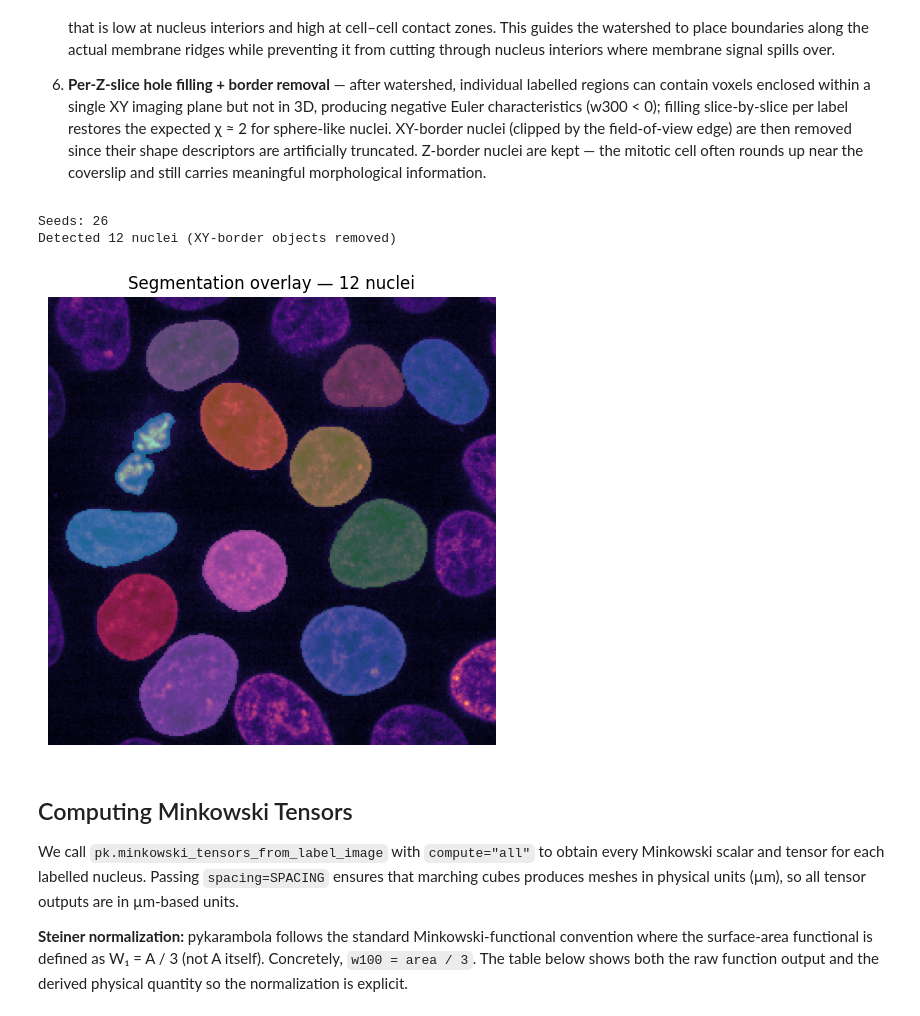
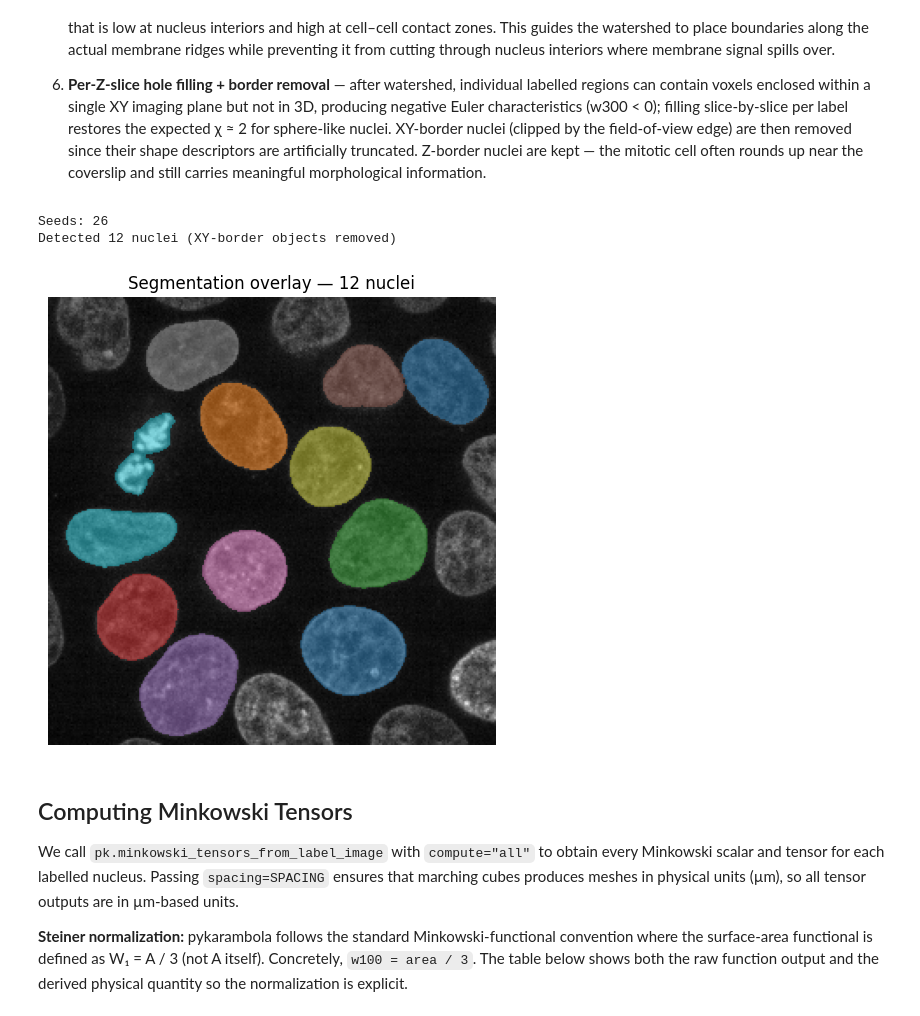
Before and after one commit to Ishihara-SynthMorph/pykarambola, a Jupyter notebook: examples/segmentation_to_tensors.ipynb, the cells around one changed output. Cells and saved outputs as stored; diff of their text form; code cells hidden in the pictures.

```diff
--- a/examples/segmentation_to_tensors.ipynb
+++ b/examples/segmentation_to_tensors.ipynb
@@ -102,35 +102,35 @@ for p in measure.regionprops(label_image):
 # XY-border nuclei are clipped by the field-of-view edge — their shape
 # descriptors are artificially truncated and would bias the analysis.
 # Z-border nuclei are retained: the mitotic cell rounds up near the coverslip
 # and is still morphologically informative for its visible portion.
 xy_border = np.zeros(label_image.shape, dtype=bool)
 xy_border[:, 0, :] = True;  xy_border[:, -1, :] = True
 xy_border[:, :, 0] = True;  xy_border[:, :, -1] = True
 for lbl in set(np.unique(label_image[xy_border])) - {0}:
     label_image[label_image == lbl] = 0
 
 # Renumber contiguously
 surviving = np.unique(label_image[label_image > 0])
 new_lbl = np.zeros_like(label_image)
 for i, lbl in enumerate(surviving, 1):
     new_lbl[label_image == lbl] = i
 label_image = new_lbl
 n_nuclei = len(surviving)
 print(f"Detected {n_nuclei} nuclei (XY-border objects removed)")
 
 # Mid-Z overlay
 fig, ax = plt.subplots(figsize=(5, 5))
-ax.imshow(nuclei[30], cmap='magma')
+ax.imshow(nuclei[30], cmap='Greys_r')
 ax.imshow(np.ma.masked_equal(label_image[30], 0), cmap='tab10', alpha=0.5,
           vmin=1, vmax=n_nuclei)
 ax.set_title(f'Segmentation overlay — {n_nuclei} nuclei')
 ax.axis('off')
 plt.tight_layout()
 plt.show()
 # %% [output]
 Seeds: 26
 Detected 12 nuclei (XY-border objects removed)
-[figure, old version]
+[figure, new version]
 # %% [markdown]
 ## Computing Minkowski Tensors
 
```
Also changed, not shown: parts of 2 cells of this notebook, 5 other files.
